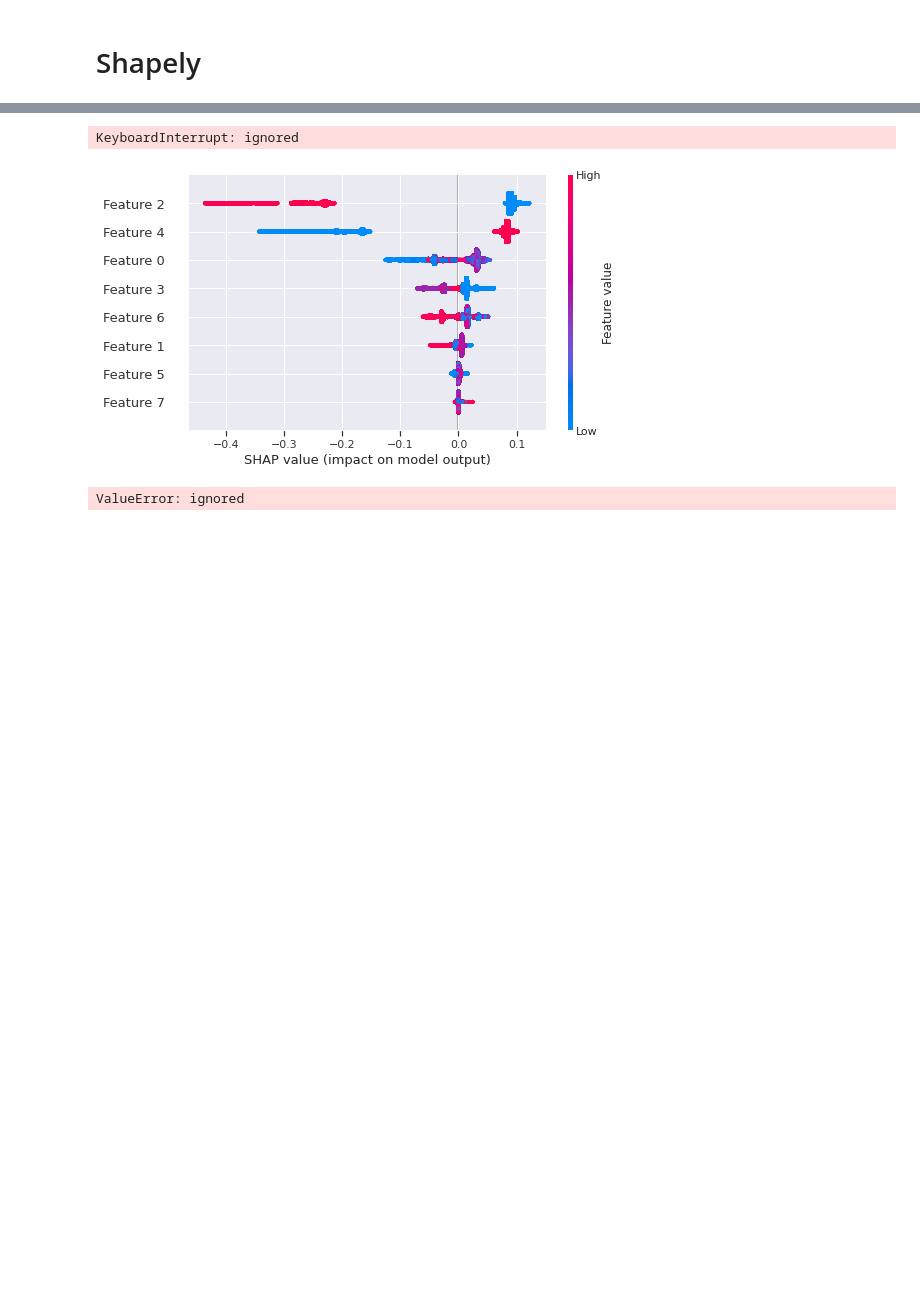
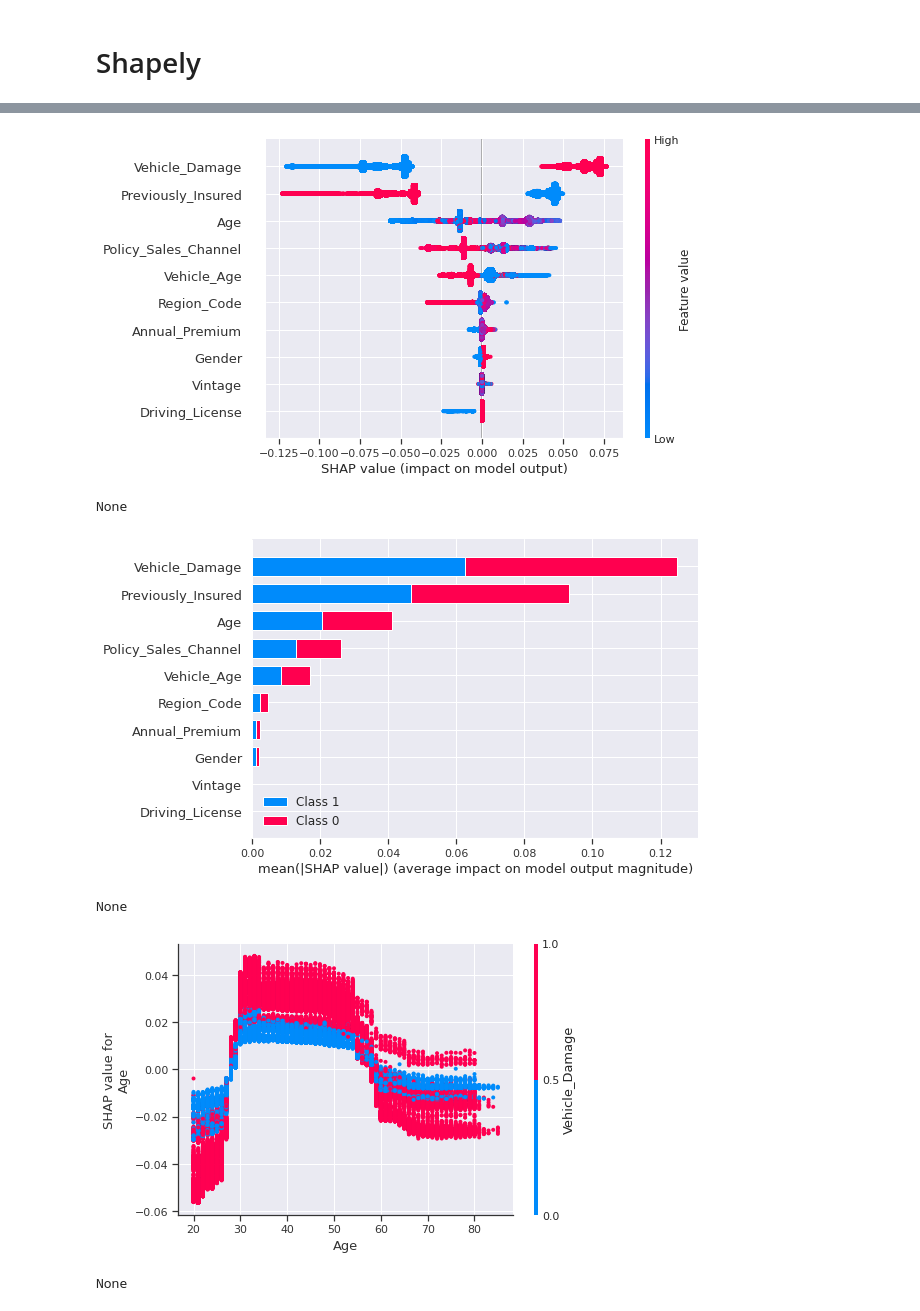
Before and after one commit to sky309/HEALTH-INSURANCE-CROSS-SELL-PREDICTION, a Jupyter notebook: {HEALTH_INSURANCE_CROSS_SELL_PREDICTION_Sarvesh_Kumar_Yadav}.ipynb, the cells around one changed output, grey strips where cells are left out. Drawn from its saved outputs; the diff is of its cells as text; code cells hidden in the pictures; blank space fills up the shorter version.

```diff
--- a/{HEALTH_INSURANCE_CROSS_SELL_PREDICTION_Sarvesh_Kumar_Yadav}.ipynb
+++ b/{HEALTH_INSURANCE_CROSS_SELL_PREDICTION_Sarvesh_Kumar_Yadav}.ipynb
@@ -514,5 +531,4 @@ from sklearn.ensemble import RandomForestClassifier
 rdf = RandomForestClassifier(random_state=42, n_jobs=-1, max_depth=5,
                                        n_estimators=100, oob_score=True)
 # %%
-a=rdf.fit(X_train, y_train)
-a
+rdf.fit(X_train, y_train)
@@ -598,18 +618,22 @@ shap.initjs()
-# %%
-X_shap = X_train
-explainer= shap.TreeExplainer(rdf)
-shap_values= explainer.shap_values(X_shap)
-# %% [output]
-KeyboardInterrupt: ignored
-# %%
-shap.summary_plot(shap_values[1], X_shap, plot_type='dot')
-# %% [output]
-[figure, removed]
+# %%
+def shapfunction(model, top_vars):
+  explainer= shap.TreeExplainer(model)
+  X_shap = X_train
+  shap_values= explainer.shap_values(X_shap)
+  print(shap.summary_plot(shap_values[1], X_shap, max_display= 10))
+  print(shap.summary_plot(shap_values, X_shap, max_display= 10))
+  for elem in top_vars:
+    print(shap.dependence_plot(elem, shap_values[1], X_train))
 # %%
 top_vars= ['Age', 'Driving_License', 'Region_Code',
        'Previously_Insured', 'Vehicle_Age', 'Vehicle_Damage', 'Annual_Premium',
        'Policy_Sales_Channel', 'Vintage']
-for elem in top_vars:
-  shap.dependence_plot(elem, shap_values[1], X_train)
+
+shapfunction(rdf, top_vars)
 # %% [output]
+[figure, added]
-ValueError: ignored
+None
+[figure, added]
+None
+[figure, added]
+None
```
Also changed, not shown: parts of 17 cells of this notebook.
